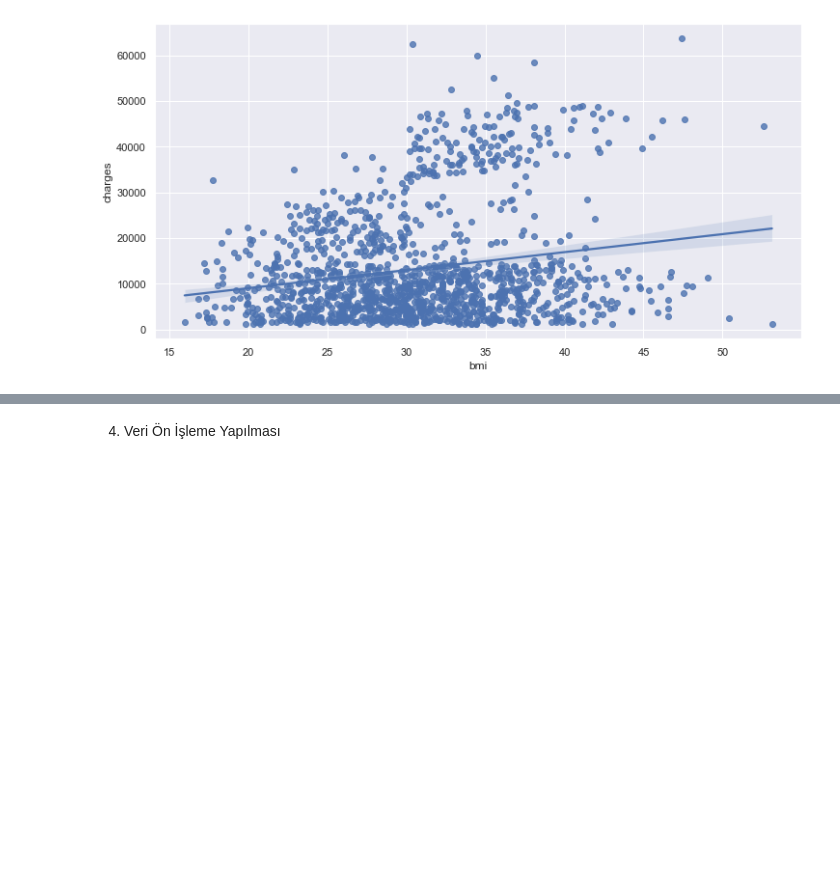
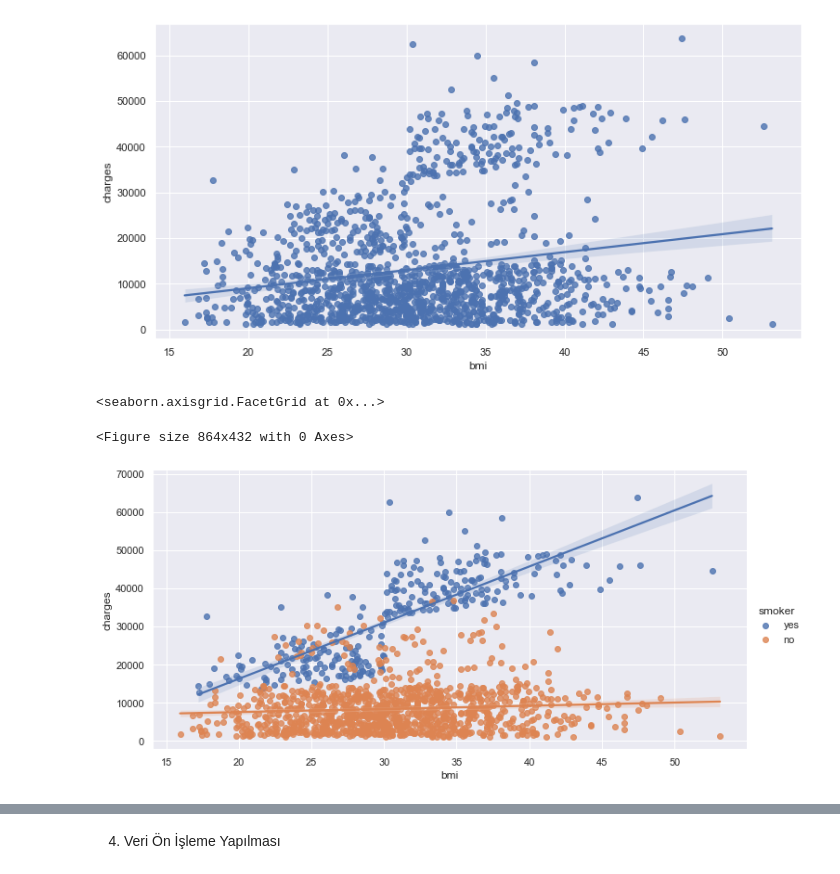
Before and after one commit to borhunsahin/kaggle-medical-cost-personal-analysis, a Jupyter notebook: main.ipynb, the cells around one changed output, grey strips where cells are left out. Cells and saved outputs as stored; diff of their text form; code cells hidden in the pictures; blank space fills up the shorter version.

```diff
--- a/main.ipynb
+++ b/main.ipynb
@@ -220,6 +198,13 @@ sns.regplot(x="bmi",y="charges",data=df)
 # %% [output]
 <AxesSubplot:xlabel='bmi', ylabel='charges'>
 [figure]
+# %%
+plt.figure(figsize=(12,6))
+sns.lmplot(x="bmi",y="charges",hue="smoker",data=df,aspect=2)
+# %% [output]
+<seaborn.axisgrid.FacetGrid at 0x...>
+<Figure size 864x432 with 0 Axes>
+[figure, added]
 # %%
 # “region”, “smoker” ve “bmi” arasındaki ilişkiyi bar plot kullanarak inceleyiniz.
 
```
Also changed, not shown: parts of 35 cells of this notebook, 1 other file.
